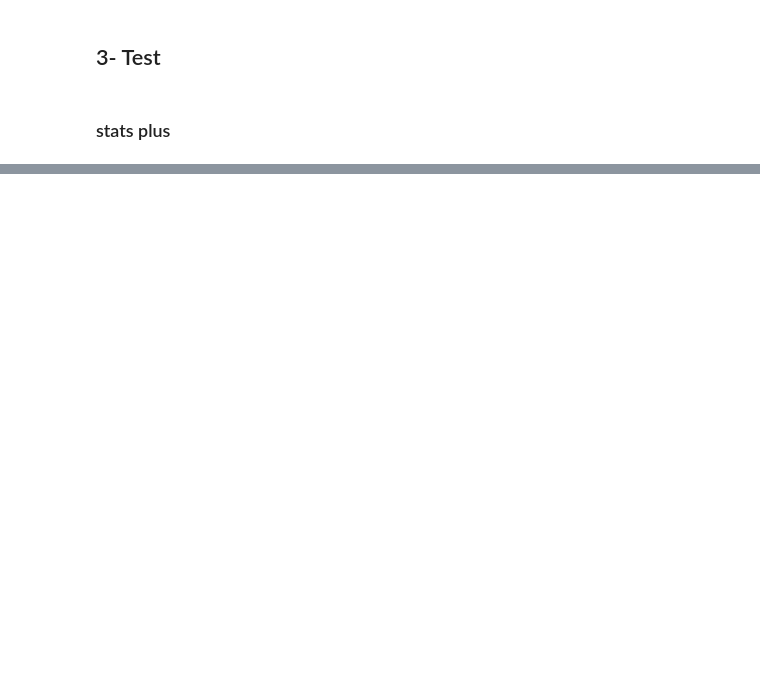
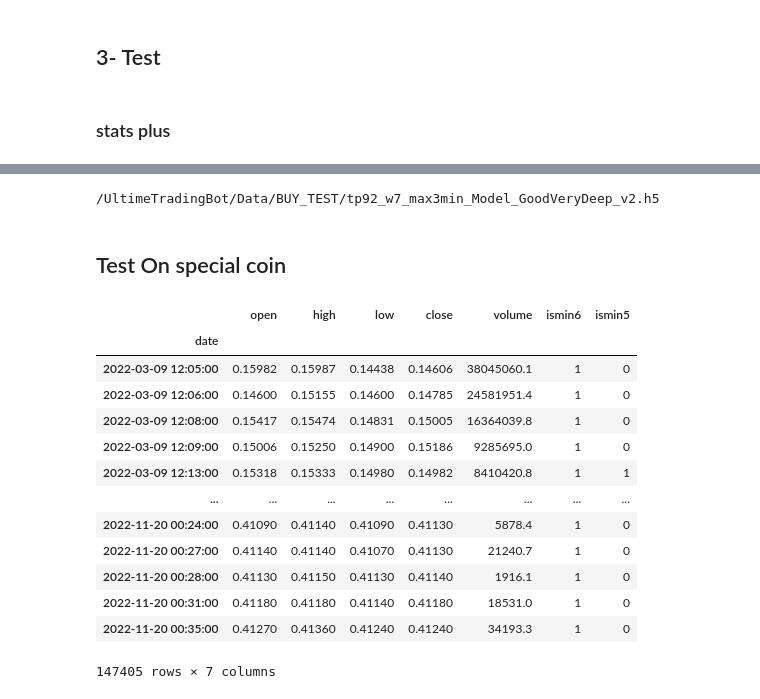
Before and after one commit to AyoubJadouli/Crypto_backtest_tools, a Jupyter notebook: multiTraining.ipynb, the cells around one changed output, grey strips where cells are left out. Drawn from its saved outputs; the diff is of its cells as text; code cells hidden in the pictures; blank space fills up the shorter version.

```diff
--- a/multiTraining.ipynb
+++ b/multiTraining.ipynb
@@ -85,7 +114,16 @@ elif  BUY_MODE=="AFTER_DEPTH":
     buy_function=buy_after_depth
 elif  BUY_MODE=="BUY_UP_CLOSE":
     buy_function=buy_up_close
-
+elif  BUY_MODE=="AFTER_DEPTH_CLOSE":
+    buy_function=buy_after_depth_close
+elif  BUY_MODE=="BUY_TEST":
+    buy_function=buy_test
+elif BUY_MODE=="BUY_MIN_CLOSE":
+    buy_function=buy_min_close
+elif  BUY_MODE=="SELL_TEST":
+    buy_function=sell_test
+elif  BUY_MODE=="BUY_FIX":
+    buy_function=buy_fix
 
 
 try:
@@ -96,9 +137,9 @@ print(f"Results dir: {DATA_DIR}")
 # %%
 xdf=pd.DataFrame()
 count=0
-row_numbers=50000
+row_numbers=30000
 for pair in pair_list:
-    if pair != "BTC/USDT":
+    if pair != "BTC/USDT" and pair != "EUR/USDT" and pair != "ETH/USDT" :
         print("working on: "+pair ,end=" -->")
         try:
             df=mini_expand4(pair=pair,i=0,j=len(df_list1m[pair]),window=WINDOW_SIZE,metadata=MetaData,buy_pourcent=BUY_PERCENT,sell_pourcent=SELL_PERCENT,buy_function=buy_function)
@@ -618,0 +752,7 @@ KeyboardInterrupt:
+# %%
+very_deep_good_model=model
+wheretosave=f'{DATA_DIR}/tp{int(BUY_PERCENT*100)}_w{WINDOW_SIZE}_max{MAX_FORCAST_SIZE}min_Model'+"_GoodVeryDeep_v2.h5"
+very_deep_good_model.save(wheretosave)
+print(wheretosave)
+# %% [output]
+/UltimeTradingBot/Data/BUY_TEST/tp92_w7_max3min_Model_GoodVeryDeep_v2.h5
@@ -618,0 +762,2 @@ KeyboardInterrupt:
+# %% [markdown]
+## Test On special coin
@@ -618,0 +828,17 @@ KeyboardInterrupt:
+# %%
+df[(df["ismin6"]==1) | (df["ismin5"]==1)]
+# %% [output]
+|  | open | high | low | close | volume | ismin6 | ismin5 |
+| date |  |  |  |  |  |  |  |
+| 2022-03-09 12:05:00 | 0.15982 | 0.15987 | 0.14438 | 0.14606 | 38045060.1 | 1 | 0 |
+| 2022-03-09 12:06:00 | 0.14600 | 0.15155 | 0.14600 | 0.14785 | 24581951.4 | 1 | 0 |
+| 2022-03-09 12:08:00 | 0.15417 | 0.15474 | 0.14831 | 0.15005 | 16364039.8 | 1 | 0 |
+| 2022-03-09 12:09:00 | 0.15006 | 0.15250 | 0.14900 | 0.15186 | 9285695.0 | 1 | 0 |
+| 2022-03-09 12:13:00 | 0.15318 | 0.15333 | 0.14980 | 0.14982 | 8410420.8 | 1 | 1 |
+| ... | ... | ... | ... | ... | ... | ... | ... |
+| 2022-11-20 00:24:00 | 0.41090 | 0.41140 | 0.41090 | 0.41130 | 5878.4 | 1 | 0 |
+| 2022-11-20 00:27:00 | 0.41140 | 0.41140 | 0.41070 | 0.41130 | 21240.7 | 1 | 0 |
+| 2022-11-20 00:28:00 | 0.41130 | 0.41150 | 0.41130 | 0.41140 | 1916.1 | 1 | 0 |
+| 2022-11-20 00:31:00 | 0.41180 | 0.41180 | 0.41140 | 0.41180 | 18531.0 | 1 | 0 |
+| 2022-11-20 00:35:00 | 0.41270 | 0.41360 | 0.41240 | 0.41240 | 34193.3 | 1 | 0 |
+147405 rows × 7 columns
```
Also changed, not shown: parts of 55 cells of this notebook, 11 other files.
